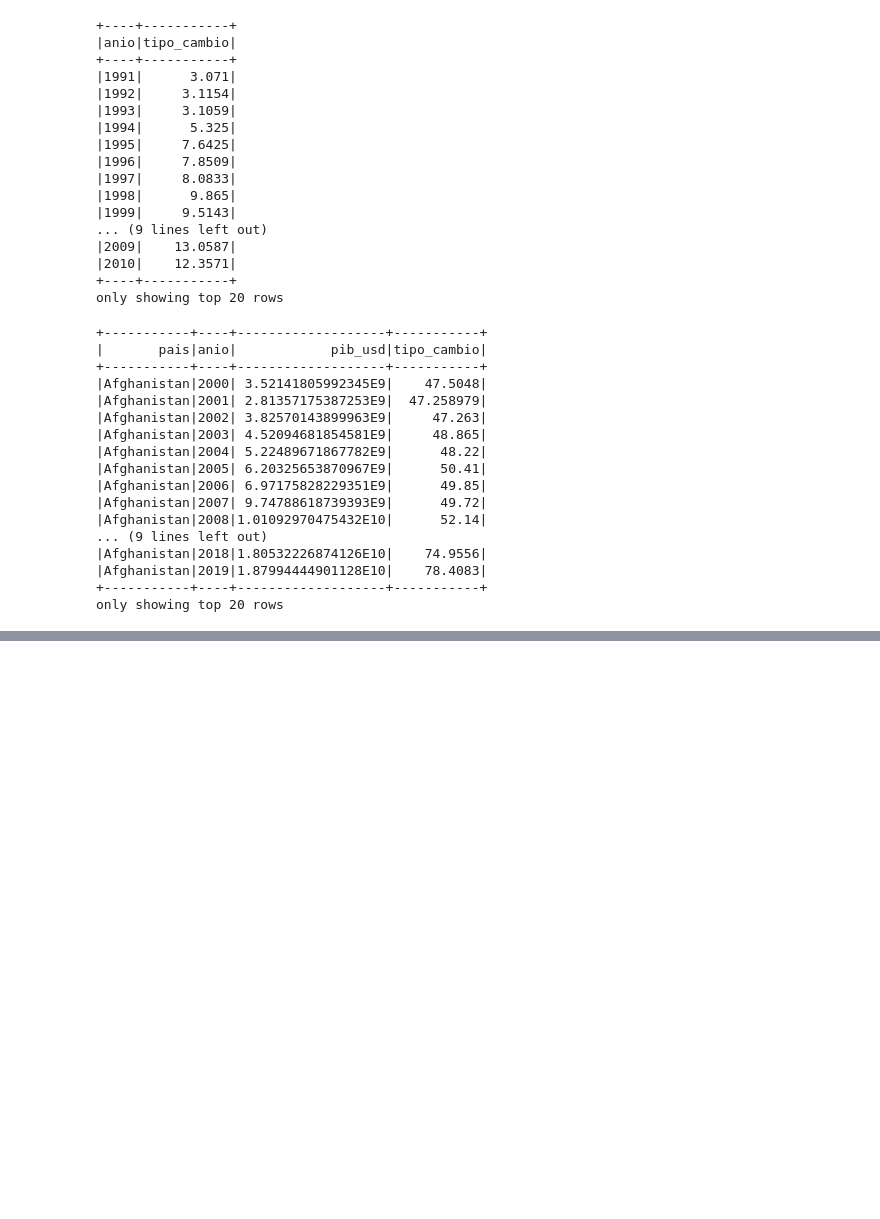
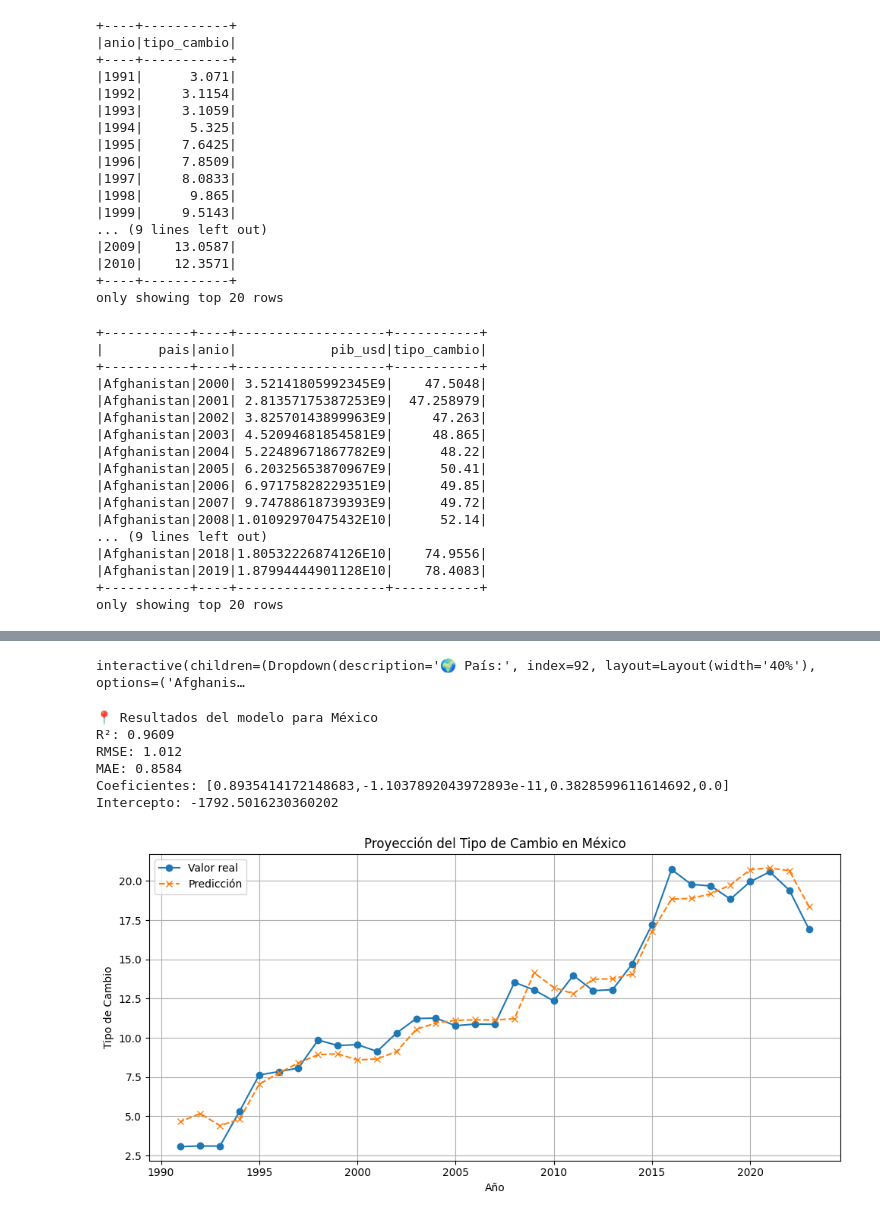
Before and after one commit to RcrvzM/DM_PROYECTO-FINAL, a Jupyter notebook: Proyecciones_economicas.ipynb, the cells around one changed output, grey strips where cells are left out. Drawn from its saved outputs; the diff is of its cells as text; code cells hidden in the pictures; blank space fills up the shorter version.

```diff
--- a/Proyecciones_economicas.ipynb
+++ b/Proyecciones_economicas.ipynb
@@ -612,0 +608,78 @@ widgets.interact(predecir_variable, pais_seleccionado=pais_widget, variable_obje
+# %%
+import ipywidgets as widgets
+from IPython.display import display
+
+# Obtener países disponibles
+paises_disp = sorted([row.pais for row in df_final.select("pais").distinct().collect() if row.pais is not None])
+
+# Dropdown interactivo
+dropdown_pais = widgets.Dropdown(
+    options=paises_disp,
+    description='🌍 País:',
+    value='Mexico',
+    style={'description_width': 'initial'},
+    layout=widgets.Layout(width='40%')
+)
+
+# Acción al seleccionar país
+def actualizar_prediccion(pais):
+    predecir_futuro_pais(df_final, pais_objetivo=pais)
+
+# Mostrar interfaz
+widgets.interact(actualizar_prediccion, pais=dropdown_pais);
+# %% [output]
+interactive(children=(Dropdown(description='🌍 País:', index=92, layout=Layout(width='40%'), options=('Afghanis…
+# %%
+from pyspark.ml.feature import StringIndexer, VectorAssembler
+from pyspark.ml.regression import LinearRegression
+import matplotlib.pyplot as plt
+
+# 1. Filtrar solo México
+df_mex = df_final.filter(df_final.pais == "Mexico")
+
+# 2. Indexar país (aunque sea solo uno, se requiere)
+indexer = StringIndexer(inputCol="pais", outputCol="pais_index")
+df_mex_indexado = indexer.fit(df_mex).transform(df_mex)
+
+# 3. Preparar features
+variable_objetivo = "tipo_cambio"
+features = [col for col in ["anio", "pib_usd", "tasa_empleo"] if col != variable_objetivo]
+features.append("pais_index")
+
+assembler = VectorAssembler(inputCols=features, outputCol="features")
+df_vector = assembler.transform(df_mex_indexado).select("anio", *features, variable_objetivo, "features").withColumnRenamed(variable_objetivo, "label")
+
+# 4. Entrenar modelo
+lr = LinearRegression(featuresCol="features", labelCol="label")
+modelo = lr.fit(df_vector)
+evaluacion = modelo.evaluate(df_vector)
+
+# 5. Mostrar resultados
+print("📍 Resultados del modelo para México")
+print("R²:", round(evaluacion.r2, 4))
+print("RMSE:", round(evaluacion.rootMeanSquaredError, 4))
+print("MAE:", round(evaluacion.meanAbsoluteError, 4))
+print("Coeficientes:", modelo.coefficients)
+print("Intercepto:", modelo.intercept)
+
+# 6. Graficar resultados reales vs predicción
+df_pred = modelo.transform(df_vector).select("anio", "label", "prediction").toPandas()
+
+plt.figure(figsize=(10, 5))
+plt.plot(df_pred["anio"], df_pred["label"], label="Valor real", marker="o")
+plt.plot(df_pred["anio"], df_pred["prediction"], label="Predicción", linestyle="--", marker="x")
+plt.title("Proyección del Tipo de Cambio en México")
+plt.xlabel("Año")
+plt.ylabel("Tipo de Cambio")
+plt.grid(True)
+plt.legend()
+plt.tight_layout()
+plt.show()
+# %% [output]
+📍 Resultados del modelo para México
+R²: 0.9609
+RMSE: 1.012
+MAE: 0.8584
+Coeficientes: [0.8935414172148683,-1.1037892043972893e-11,0.3828599611614692,0.0]
+Intercepto: -1792.5016230360202
+[figure, added]
```
Also changed, not shown: parts of 5 cells of this notebook.
